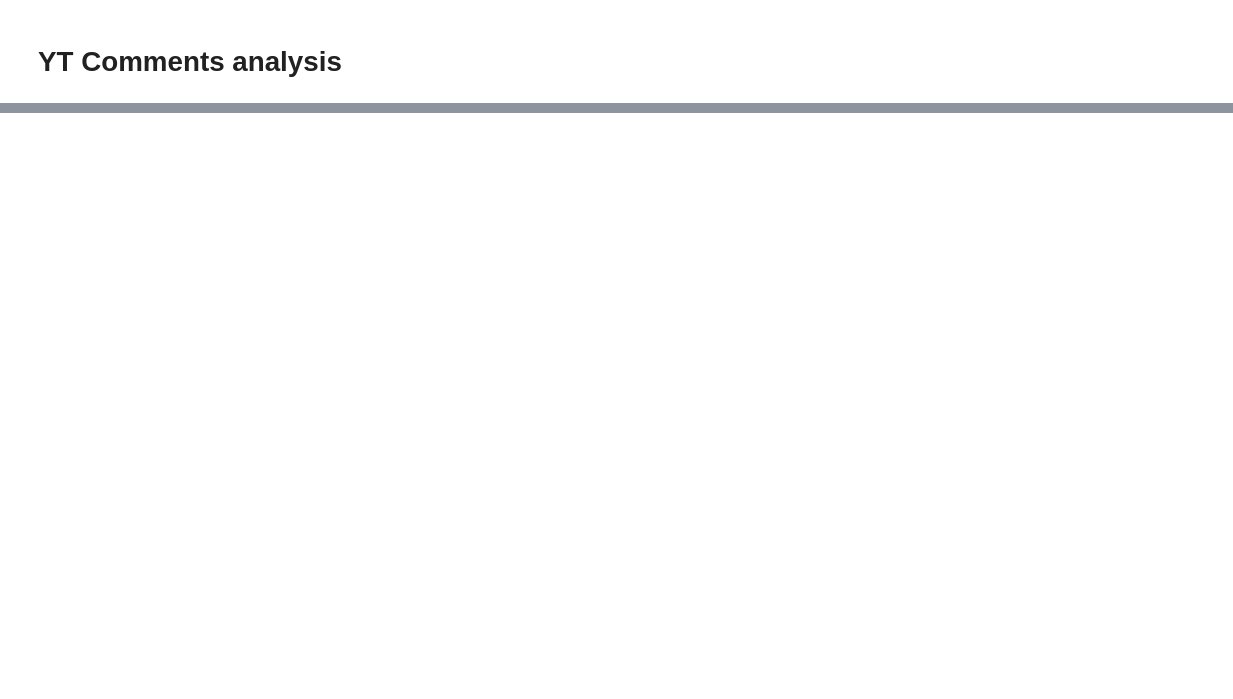
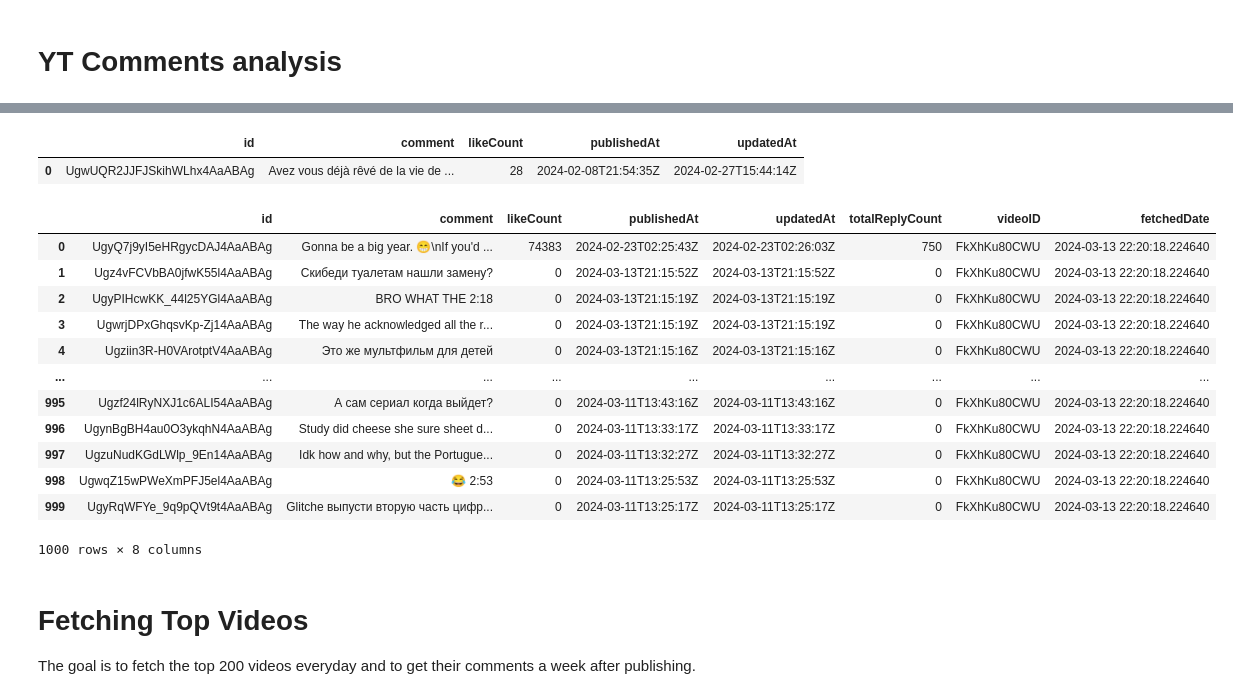
Before and after one commit to Myst4ke/yt-comment-analysis, a Jupyter notebook: main.ipynb, the cells around one changed output, grey strips where cells are left out. Drawn from its saved outputs; the diff is of its cells as text; code cells hidden in the pictures; blank space fills up the shorter version.

```diff
--- a/main.ipynb
+++ b/main.ipynb
@@ -160,0 +223,72 @@ pas de de tags
+# %%
+def format_commentPage(page:list[dict]) -> pd.DataFrame:
+    data = {}
+    for comment in page:
+        topLevelComment = comment.get('snippet', {}).get('topLevelComment')
+        data.setdefault("id", []).append(topLevelComment.get('id'))
+        data.setdefault("comment", []).append(topLevelComment.get('snippet', {}).get('textOriginal'))
+        data.setdefault("likeCount", []).append(int(topLevelComment.get('snippet', {}).get('likeCount')))
+        data.setdefault("publishedAt", []).append(topLevelComment.get('snippet', {}).get('publishedAt'))
+        data.setdefault("updatedAt", []).append(topLevelComment.get('snippet', {}).get('updatedAt'))
+        data.setdefault("totalReplyCount", []).append(int(comment.get('snippet', {}).get('totalReplyCount')))
+    return pd.DataFrame(data)
+# %%
+def get_comment(youtube,comment_id:str) -> dict[str|dict]:
+    """ Request (by id) for most important comment stats """
+    request = Request(
+        requestType=youtube.comments(),
+        part="snippet,id",
+        id=comment_id,
+    )
+    response = request.execute()
+    rawData = response.get('items')[0]
+    return pd.DataFrame(format_comment_data(rawData))
+
+get_comment(youtube, 'UgwUQR2JJFJSkihWLhx4AaABAg')
+# %% [output]
+|  | id | comment | likeCount | publishedAt | updatedAt |
+| 0 | UgwUQR2JJFJSkihWLhx4AaABAg | Avez vous déjà rêvé de la vie de ... | 28 | 2024-02-08T21:54:35Z | 2024-02-27T15:44:14Z |
+# %%
+@retry_on_exception(max_attempts=3)
+def get_video_commentThreads(youtube, videoID:str, maxComments:int) -> dict[str|list]:
+    """ Request (by id) for all comments of a videos """
+    request = Request(
+        requestType=youtube.commentThreads(),
+        part="snippet,id,replies",
+        videoId=videoID,
+        maxResults=100
+    )
+    response = request.execute()
+
+    maxComments -= response.get('pageInfo', {}).get('totalResults')
+    comments = format_commentPage(response.get('items',{}))
+    while response.get('nextPageToken'):
+        request.pageToken = response.get('nextPageToken')
+        response = request.execute()
+        comments = pd.concat([comments, format_commentPage(response.get('items',{}))], ignore_index=True)
+        if (maxComments:= maxComments - response.get('pageInfo', {}).get('totalResults')) <= 0:
+            break
+
+    comments['videoID'] = videoID
+    comments['fetchedDate'] = datetime.today()
+    return comments
+
+get_video_commentThreads(youtube, 'FkXhKu80CWU', 1000)
+# get_video_commentThreads(youtube, 'FkXhKu80CWU', 1000)
+# %% [output]
+|  | id | comment | likeCount | publishedAt | updatedAt | totalReplyCount | videoID | fetchedDate |
+| 0 | UgyQ7j9yI5eHRgycDAJ4AaABAg | Gonna be a big year. 😁\nIf you'd ... | 74383 | 2024-02-23T02:25:43Z | 2024-02-23T02:26:03Z | 750 | FkXhKu80CWU | 2024-03-13 22:20:18.224640 |
+| 1 | Ugz4vFCVbBA0jfwK55l4AaABAg | Скибеди туалетам нашли замену? | 0 | 2024-03-13T21:15:52Z | 2024-03-13T21:15:52Z | 0 | FkXhKu80CWU | 2024-03-13 22:20:18.224640 |
+| 2 | UgyPIHcwKK_44l25YGl4AaABAg | BRO WHAT THE 2:18 | 0 | 2024-03-13T21:15:19Z | 2024-03-13T21:15:19Z | 0 | FkXhKu80CWU | 2024-03-13 22:20:18.224640 |
+| 3 | UgwrjDPxGhqsvKp-Zj14AaABAg | The way he acknowledged all the r... | 0 | 2024-03-13T21:15:19Z | 2024-03-13T21:15:19Z | 0 | FkXhKu80CWU | 2024-03-13 22:20:18.224640 |
+| 4 | Ugziin3R-H0VArotptV4AaABAg | Это же мультфильм для детей | 0 | 2024-03-13T21:15:16Z | 2024-03-13T21:15:16Z | 0 | FkXhKu80CWU | 2024-03-13 22:20:18.224640 |
+| ... | ... | ... | ... | ... | ... | ... | ... | ... |
+| 995 | Ugzf24lRyNXJ1c6ALI54AaABAg | А сам сериал когда выйдет? | 0 | 2024-03-11T13:43:16Z | 2024-03-11T13:43:16Z | 0 | FkXhKu80CWU | 2024-03-13 22:20:18.224640 |
+| 996 | UgynBgBH4au0O3ykqhN4AaABAg | Study did cheese she sure sheet d... | 0 | 2024-03-11T13:33:17Z | 2024-03-11T13:33:17Z | 0 | FkXhKu80CWU | 2024-03-13 22:20:18.224640 |
+| 997 | UgzuNudKGdLWlp_9En14AaABAg | Idk how and why, but the Portugue... | 0 | 2024-03-11T13:32:27Z | 2024-03-11T13:32:27Z | 0 | FkXhKu80CWU | 2024-03-13 22:20:18.224640 |
+| 998 | UgwqZ15wPWeXmPFJ5el4AaABAg | 😂 2:53 | 0 | 2024-03-11T13:25:53Z | 2024-03-11T13:25:53Z | 0 | FkXhKu80CWU | 2024-03-13 22:20:18.224640 |
+| 999 | UgyRqWFYe_9q9pQVt9t4AaABAg | Glitche выпусти вторую часть цифр... | 0 | 2024-03-11T13:25:17Z | 2024-03-11T13:25:17Z | 0 | FkXhKu80CWU | 2024-03-13 22:20:18.224640 |
+1000 rows × 8 columns
+# %% [markdown]
+# Fetching Top Videos
+The goal is to fetch the top 200 videos everyday and to get their comments a week after publishing.
```
Also changed, not shown: parts of 32 cells of this notebook, 6 other files.
